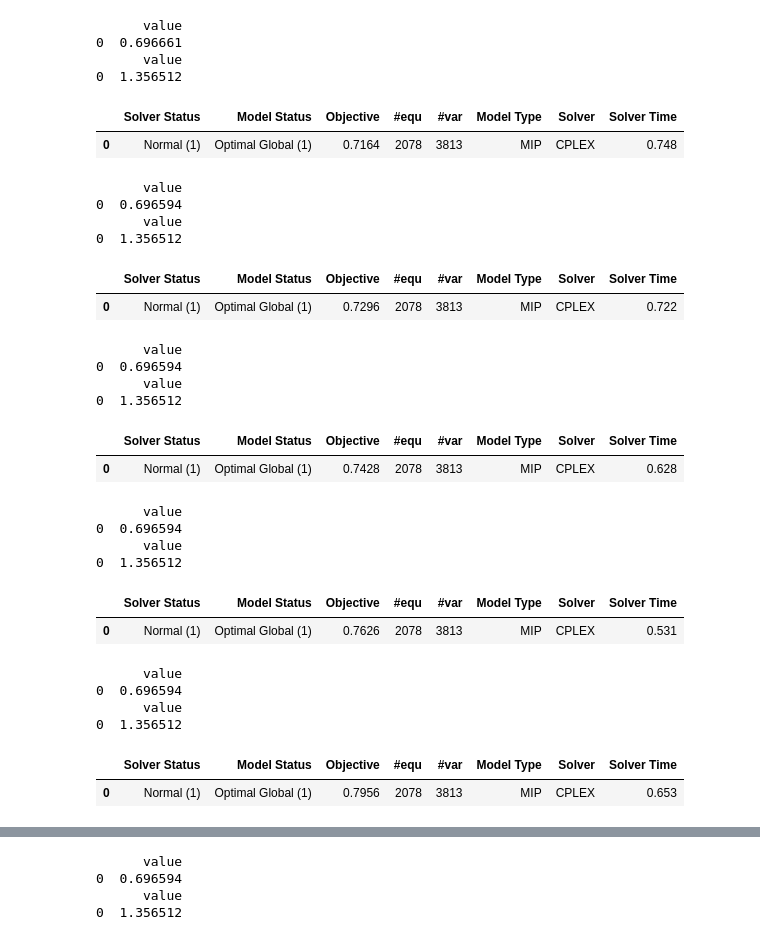
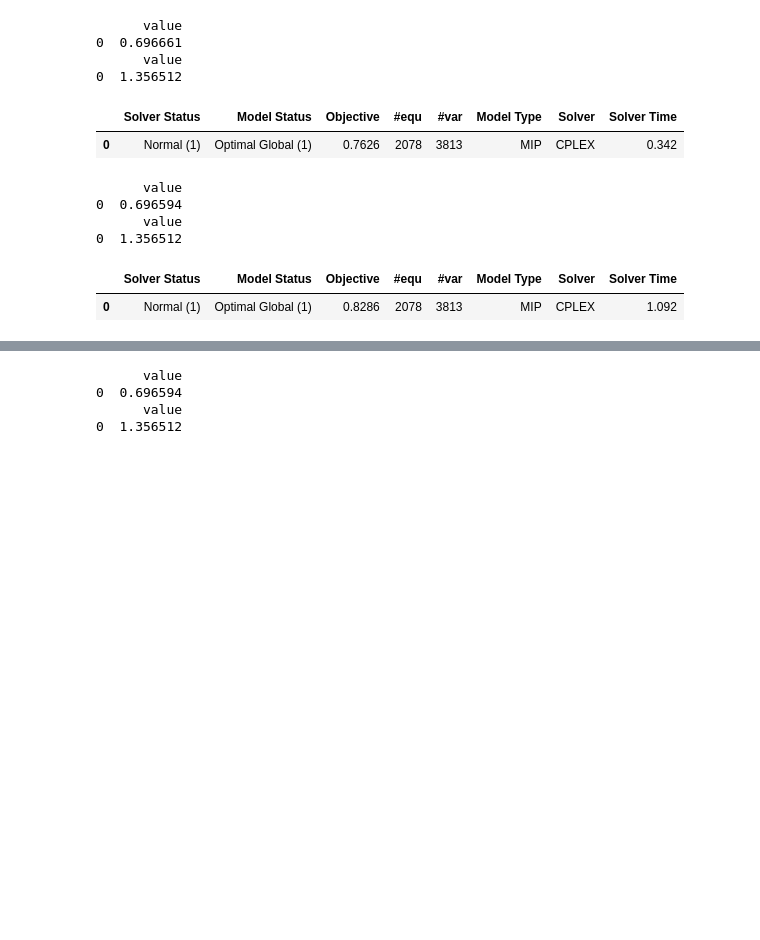
Before and after one commit to soCromp/apartment-optimization, a Jupyter notebook: apartments_1pm.ipynb, the cells around one changed output, grey strips where cells are left out. Drawn from its saved outputs; the diff is of its cells as text; code cells hidden in the pictures; blank space fills up the shorter version.

```diff
--- a/apartments_1pm.ipynb
+++ b/apartments_1pm.ipynb
@@ -639,74 +639,14 @@ print(maxdis_1)
 0  1.356512
 # %%
 %%gams
-lambda=.97;
+lambda=.9;
 solve tra_model using mip min cdis;
-parameter avgdis_97, maxdis_97;
-avgdis_97 = avgdis.l;
-maxdis_97 = maxdis.l;
+parameter avgdis_90, maxdis_90;
+avgdis_90 = avgdis.l;
+maxdis_90 = maxdis.l;
 # %% [output]
 |  | Solver Status | Model Status | Objective | #equ | #var | Model Type | Solver | Solver Time |
-| 0 | Normal (1) | Optimal Global (1) | 0.7164 | 2078 | 3813 | MIP | CPLEX | 0.748 |
+| 0 | Normal (1) | Optimal Global (1) | 0.7626 | 2078 | 3813 | MIP | CPLEX | 0.342 |
-# %%
-%gams_pull -d avgdis_97
-%gams_pull -d maxdis_97
-print(avgdis_97)
-print(maxdis_97)
-# %% [output]
-      value
-0  0.696594
-      value
-0  1.356512
-# %%
-%%gams
-lambda=.95;
-solve tra_model using mip min cdis;
-parameter avgdis_95, maxdis_95;
-avgdis_95 = avgdis.l;
-maxdis_95 = maxdis.l;
-# %% [output]
-|  | Solver Status | Model Status | Objective | #equ | #var | Model Type | Solver | Solver Time |
-| 0 | Normal (1) | Optimal Global (1) | 0.7296 | 2078 | 3813 | MIP | CPLEX | 0.722 |
-# %%
-%gams_pull -d avgdis_95
-%gams_pull -d maxdis_95
-print(avgdis_95)
-print(maxdis_95)
-# %% [output]
-      value
-0  0.696594
-      value
-0  1.356512
-# %%
-%%gams
-lambda=.93;
-solve tra_model using mip min cdis;
-parameter avgdis_93, maxdis_93;
-avgdis_93 = avgdis.l;
-maxdis_93 = maxdis.l;
-# %% [output]
-|  | Solver Status | Model Status | Objective | #equ | #var | Model Type | Solver | Solver Time |
-| 0 | Normal (1) | Optimal Global (1) | 0.7428 | 2078 | 3813 | MIP | CPLEX | 0.628 |
-# %%
-%gams_pull -d avgdis_93
-%gams_pull -d maxdis_93
-print(avgdis_93)
-print(maxdis_93)
-# %% [output]
-      value
-0  0.696594
-      value
-0  1.356512
-# %%
-%%gams
-lambda=.90;
-solve tra_model using mip min cdis;
-parameter avgdis_90, maxdis_90;
-avgdis_90 = avgdis.l;
-maxdis_90 = maxdis.l;
-# %% [output]
-|  | Solver Status | Model Status | Objective | #equ | #var | Model Type | Solver | Solver Time |
-| 0 | Normal (1) | Optimal Global (1) | 0.7626 | 2078 | 3813 | MIP | CPLEX | 0.531 |
 # %%
 %gams_pull -d avgdis_90
 %gams_pull -d maxdis_90
@@ -719,11 +659,11 @@ print(maxdis_90)
 0  1.356512
 # %%
 %%gams
-lambda=.85;
+lambda=.8;
 solve tra_model using mip min cdis;
-parameter avgdis_85, maxdis_85;
-avgdis_85 = avgdis.l;
-maxdis_85 = maxdis.l;
+parameter avgdis_80, maxdis_80;
+avgdis_80 = avgdis.l;
+maxdis_80 = maxdis.l;
 # %% [output]
 |  | Solver Status | Model Status | Objective | #equ | #var | Model Type | Solver | Solver Time |
-| 0 | Normal (1) | Optimal Global (1) | 0.7956 | 2078 | 3813 | MIP | CPLEX | 0.653 |
+| 0 | Normal (1) | Optimal Global (1) | 0.8286 | 2078 | 3813 | MIP | CPLEX | 1.092 |
```
Also changed, not shown: parts of 48 cells of this notebook.
